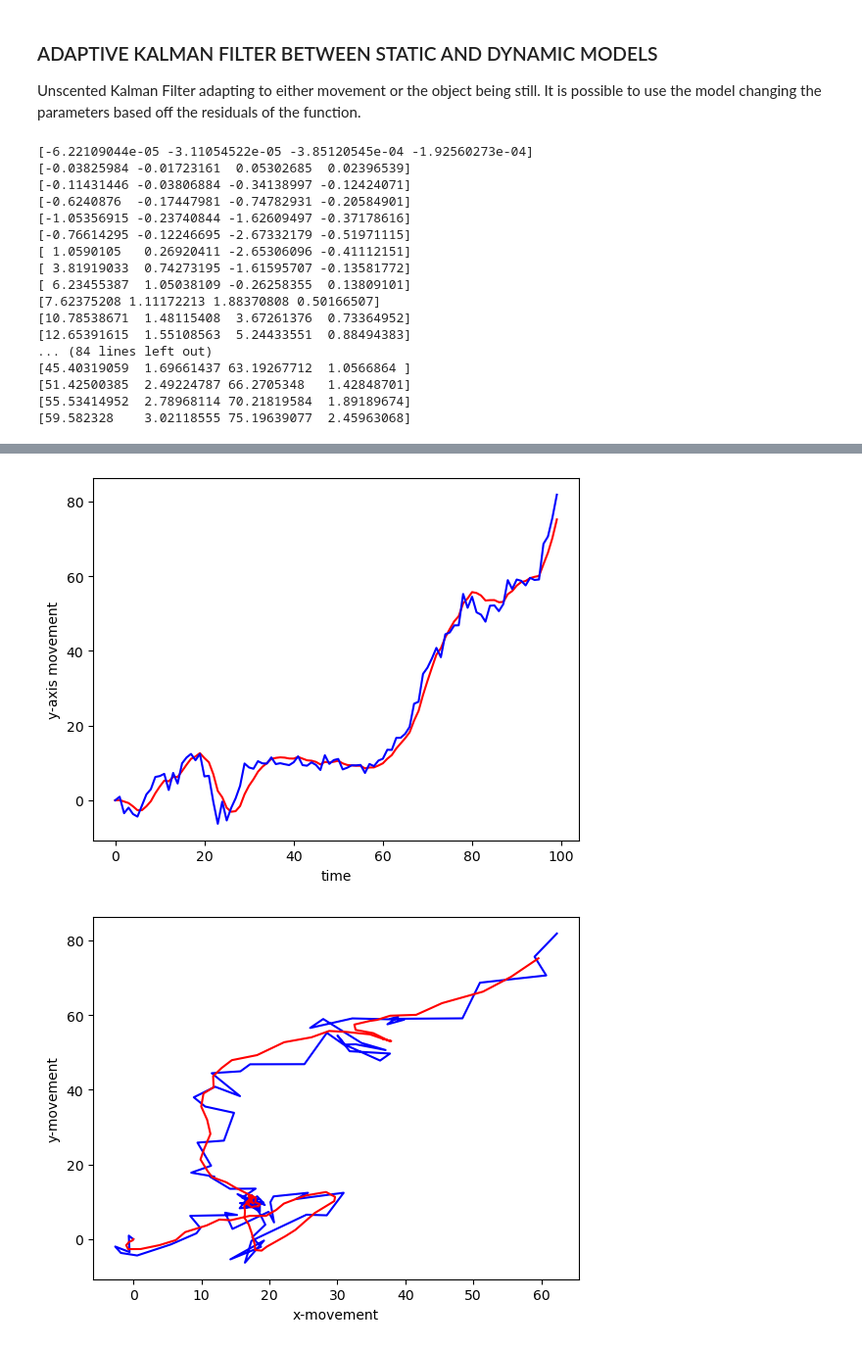
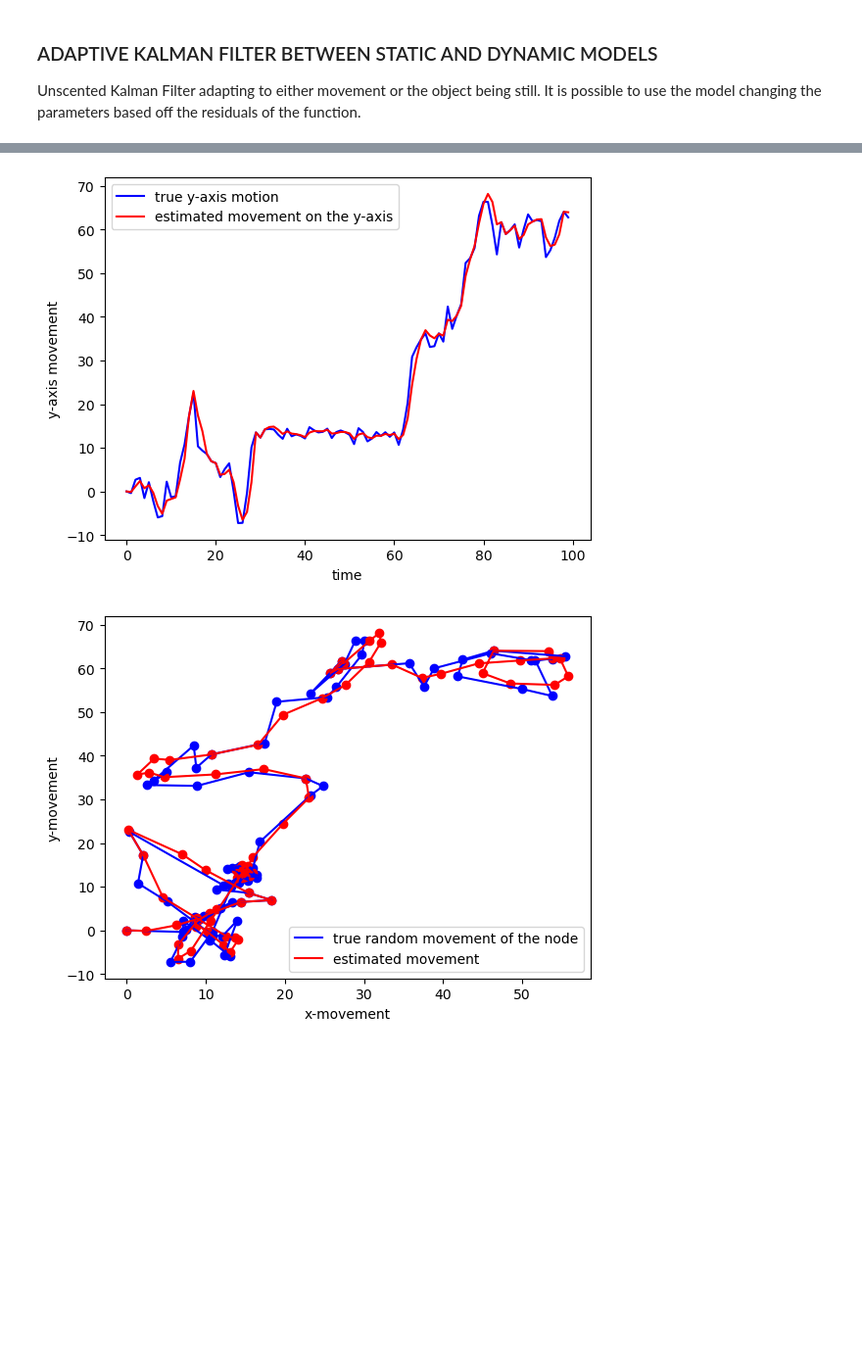
Before and after one commit to giuliaprosio/unscented-kalman-filters, a Jupyter notebook: UKF.ipynb, the cells around one changed output, grey strips where cells are left out. Shown at 98% size. Drawn from its saved outputs; the diff is of its cells as text; code cells hidden in the pictures; blank space fills up the shorter version.

Commit message:
Added estimation for random path

```diff
--- a/UKF.ipynb
+++ b/UKF.ipynb
@@ -804,7 +804,7 @@ sigmas_dynamic = MerweScaledSigmaPoints(4, alpha=1e-3, beta=2., kappa=1.)
 ukf_dynamic = UKF(dim_x=4, dim_z=2, dt=dt, fx=dynamic_trans_function, hx=meas_function,
             points=sigmas_dynamic)
 ukf_dynamic.x = np.array([0., 0., 0., 0.]) #initial state
-ukf_dynamic.R = np.diag([100, 100]) #assuming sensor noise is 0.3 std dev
+ukf_dynamic.R = np.diag([10, 10]) #assuming sensor noise is 0.3 std dev
 ukf_dynamic.Q[0:2, 0:2] = Q_discrete_white_noise(2, dt=dt, var = 0.5)
 ukf_dynamic.Q[2:4, 2:4] = Q_discrete_white_noise(2, dt=dt, var= 0.5)
 
@@ -836,23 +836,25 @@ for i in range(100):
     elif count > 0:
         ukf_dynamic.Q /= Q_scale_factor
         count -= 1
-    print(ukf_dynamic.x)
+
     uxs.append(ukf_dynamic.x.copy())
     zs.append(z)
 zs = np.array(zs)
 uxs = np.array(uxs)
 
 # x measurement
-plt.plot(uxs[:,0], c='red')
-plt.plot(zs[:, 0], c='blue')
+plt.plot(zs[:, 0], c='blue', label='true x-axis motion')
+plt.plot(uxs[:,0], c='red', label='estimated movement on the x-axis')
 plt.xlabel('time')
+plt.legend()
 plt.ylabel('x-axis movement')
 
 plt.show()
 
 # y measurement
-plt.plot(uxs[:, 2], c='red')
-plt.plot(zs[:,1], c='blue')
+plt.plot(zs[:,1], c='blue', label='true y-axis motion')
+plt.plot(uxs[:, 2], c='red', label='estimated movement on the y-axis')
+plt.legend()
 plt.xlabel('time')
 plt.ylabel('y-axis movement')
 
@@ -860,26 +862,12 @@ plt.show()
 
 # x - y measurement
 
-plt.plot(zs[:, 0],zs[:, 1], color='blue' )
-plt.plot(uxs[:,0], uxs[:,2], color='red')
+plt.plot(zs[:, 0],zs[:, 1], color='blue', label='true random movement of the node')
+plt.scatter(zs[:, 0],zs[:, 1], color='blue')
+plt.plot(uxs[:,0], uxs[:,2], color='red', label='estimated movement')
+plt.scatter(uxs[:,0], uxs[:,2], color='red')
 plt.xlabel("x-movement")
 plt.ylabel("y-movement")
+plt.legend()
 plt.show()
 # %% [output]
-[-6.22109044e-05 -3.11054522e-05 -3.85120545e-04 -1.92560273e-04]
-[-0.03825984 -0.01723161  0.05302685  0.02396539]
-[-0.11431446 -0.03806884 -0.34138997 -0.12424071]
-[-0.6240876  -0.17447981 -0.74782931 -0.20584901]
-[-1.05356915 -0.23740844 -1.62609497 -0.37178616]
-[-0.76614295 -0.12246695 -2.67332179 -0.51971115]
-[ 1.0590105   0.26920411 -2.65306096 -0.41112151]
-[ 3.81919033  0.74273195 -1.61595707 -0.13581772]
-[ 6.23455387  1.05038109 -0.26258355  0.13809101]
-[7.62375208 1.11172213 1.88370808 0.50166507]
-[10.78538671  1.48115408  3.67261376  0.73364952]
-[12.65391615  1.55108563  5.24433551  0.88494383]
-... (84 lines left out)
-[45.40319059  1.69661437 63.19267712  1.0566864 ]
-[51.42500385  2.49224787 66.2705348   1.42848701]
-[55.53414952  2.78968114 70.21819584  1.89189674]
-[59.582328    3.02118555 75.19639077  2.45963068]
@@ -887,2 +875,2 @@ plt.show()
-[figure, old version]
+[figure, new version]
-[figure, old version]
+[figure, new version]
```
Also changed, not shown: parts of 6 cells of this notebook.
